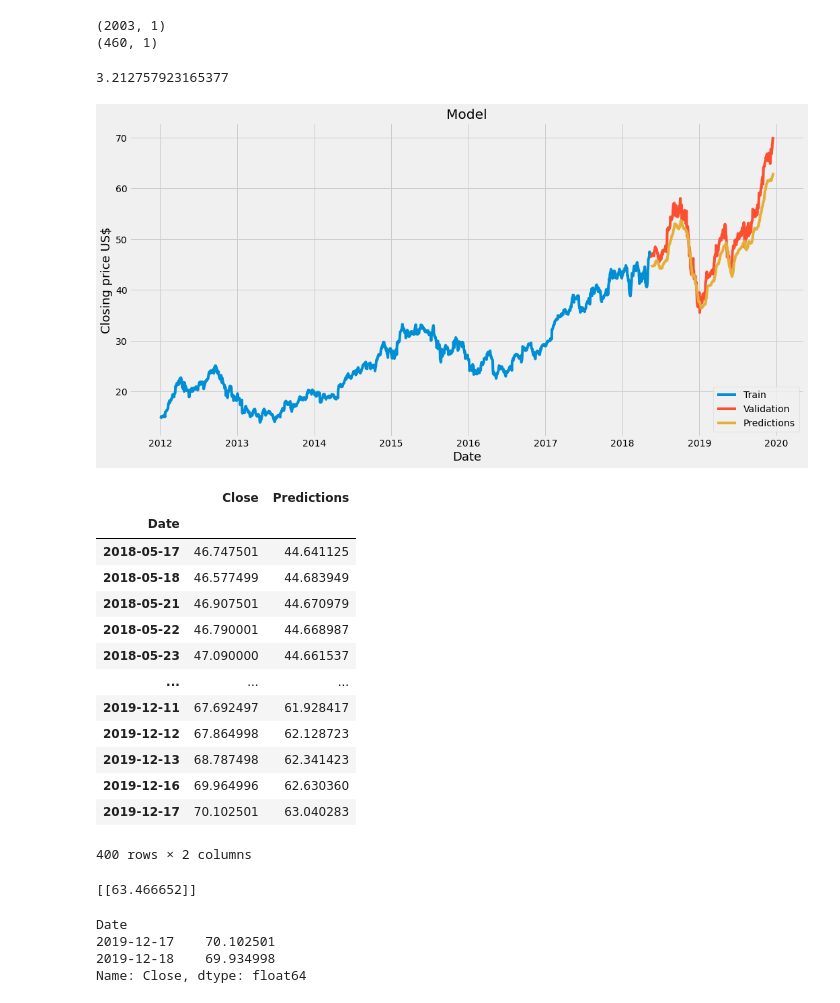
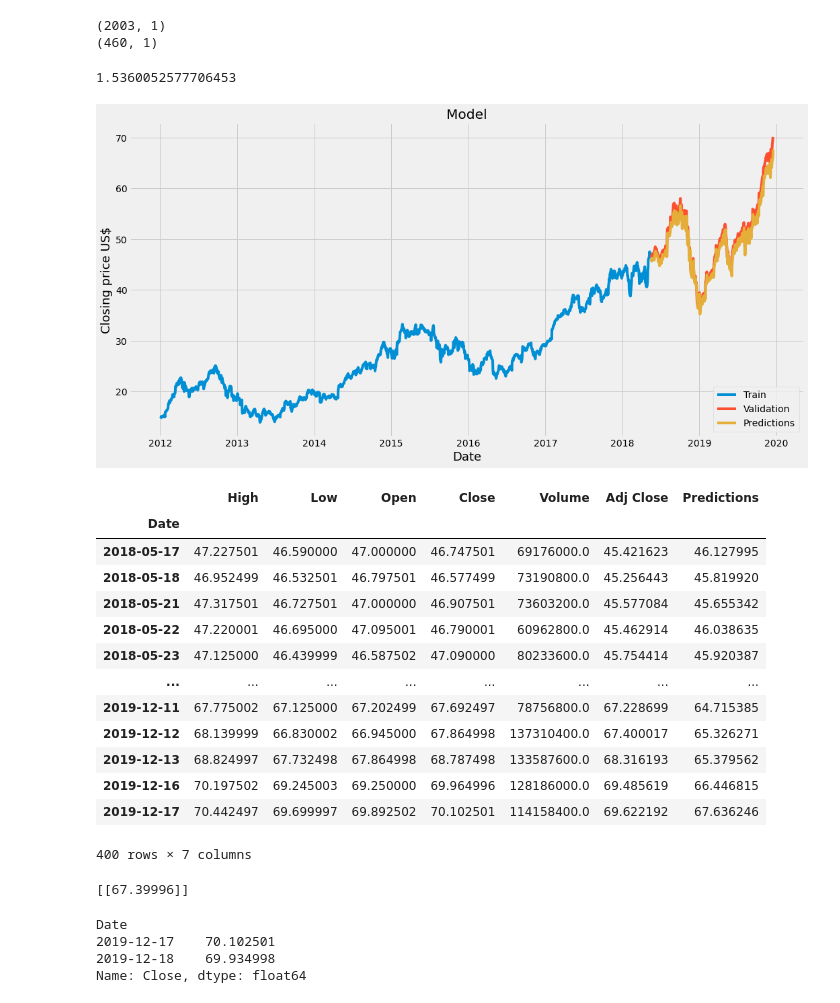
Before and after one commit to GlenOFI/lstm, a Jupyter notebook: stockpricepredictor.ipynb, the cells around one changed output. Drawn from its saved outputs; the diff is of its cells as text; code cells hidden in the pictures.

```diff
--- a/stockpricepredictor.ipynb
+++ b/stockpricepredictor.ipynb
@@ -118,5 +118,5 @@ model.add(Dense(1))
 model.compile(optimizer='adam', loss='mean_squared_error')
 # %%
 # Train the model
-model.fit(x_train, y_train, batch_size=1, epochs=1)
+model.fit(x_train, y_train, batch_size=1, epochs=5)
 # %% [output]
@@ -132,7 +141,7 @@ print(scaled_data.shape)
 print(test_data.shape)
 
 for i in range(samples_len, len(test_data)):
-    x_test.append(test_data[i - lookback_samples : i, 0])
+    x_test.append(test_data[i - samples_len : i, 0])
 
 # x_test
 # %% [output]
@@ -151,41 +160,41 @@ predictions = scaler.inverse_transform(predictions) # scale back to real values
 rmse = np.sqrt(np.mean(((predictions - y_test)**2)))
 rmse
 # %% [output]
-3.212757923165377
+1.5360052577706453
 # %%
 # Plot
-train = data[: training_data_len]
-valid = data[training_data_len :]
+train = price_data[: training_data_len]
+valid = price_data[training_data_len :]
 valid['Predictions'] = predictions
 
 plt.figure(figsize=(16,8))
 plt.title('Model')
 plt.xlabel('Date', fontsize=18)
 plt.ylabel('Closing price US$', fontsize=18)
 plt.plot(train['Close'])
 plt.plot(valid[['Close', 'Predictions']])
 plt.legend(['Train', 'Validation', 'Predictions'], loc='lower right')
 plt.show()
 # %% [output]
-[figure, old version]
+[figure, new version]
 # %%
 # Show validation and predicted prices
 valid
 # %% [output]
-|  | Close | Predictions |
-| Date |  |  |
-| 2018-05-17 | 46.747501 | 44.641125 |
-| 2018-05-18 | 46.577499 | 44.683949 |
-| 2018-05-21 | 46.907501 | 44.670979 |
-| 2018-05-22 | 46.790001 | 44.668987 |
-| 2018-05-23 | 47.090000 | 44.661537 |
-| ... | ... | ... |
-| 2019-12-11 | 67.692497 | 61.928417 |
-| 2019-12-12 | 67.864998 | 62.128723 |
-| 2019-12-13 | 68.787498 | 62.341423 |
-| 2019-12-16 | 69.964996 | 62.630360 |
-| 2019-12-17 | 70.102501 | 63.040283 |
+|  | High | Low | Open | Close | Volume | Adj Close | Predictions |
+| Date |  |  |  |  |  |  |  |
+| 2018-05-17 | 47.227501 | 46.590000 | 47.000000 | 46.747501 | 69176000.0 | 45.421623 | 46.127995 |
+| 2018-05-18 | 46.952499 | 46.532501 | 46.797501 | 46.577499 | 73190800.0 | 45.256443 | 45.819920 |
+| 2018-05-21 | 47.317501 | 46.727501 | 47.000000 | 46.907501 | 73603200.0 | 45.577084 | 45.655342 |
+| 2018-05-22 | 47.220001 | 46.695000 | 47.095001 | 46.790001 | 60962800.0 | 45.462914 | 46.038635 |
+| 2018-05-23 | 47.125000 | 46.439999 | 46.587502 | 47.090000 | 80233600.0 | 45.754414 | 45.920387 |
+| ... | ... | ... | ... | ... | ... | ... | ... |
+| 2019-12-11 | 67.775002 | 67.125000 | 67.202499 | 67.692497 | 78756800.0 | 67.228699 | 64.715385 |
+| 2019-12-12 | 68.139999 | 66.830002 | 66.945000 | 67.864998 | 137310400.0 | 67.400017 | 65.326271 |
+| 2019-12-13 | 68.824997 | 67.732498 | 67.864998 | 68.787498 | 133587600.0 | 68.316193 | 65.379562 |
+| 2019-12-16 | 70.197502 | 69.245003 | 69.250000 | 69.964996 | 128186000.0 | 69.485619 | 66.446815 |
+| 2019-12-17 | 70.442497 | 69.699997 | 69.892502 | 70.102501 | 114158400.0 | 69.622192 | 67.636246 |
-400 rows × 2 columns
+400 rows × 7 columns
 # %%
 # new_quote = web.DataReader(stock, data_source='yahoo', start='2012-01-01', end='2019-12-17')
 # new_df = new_quote.filter(['Close'])
@@ -208,7 +217,7 @@ pred_price = model.predict(X_test)
 pred_price = scaler.inverse_transform(pred_price) # Predicted price for next day out of range ie 2019-12-18
 print(pred_price)
 # %% [output]
-[[63.466652]]
+[[67.39996]]
 # %%
 actual = web.DataReader(stock, data_source='yahoo', start='2019-12-18', end='2019-12-18')
 print(actual['Close'])
```
Also changed, not shown: parts of 1 cell of this notebook.
